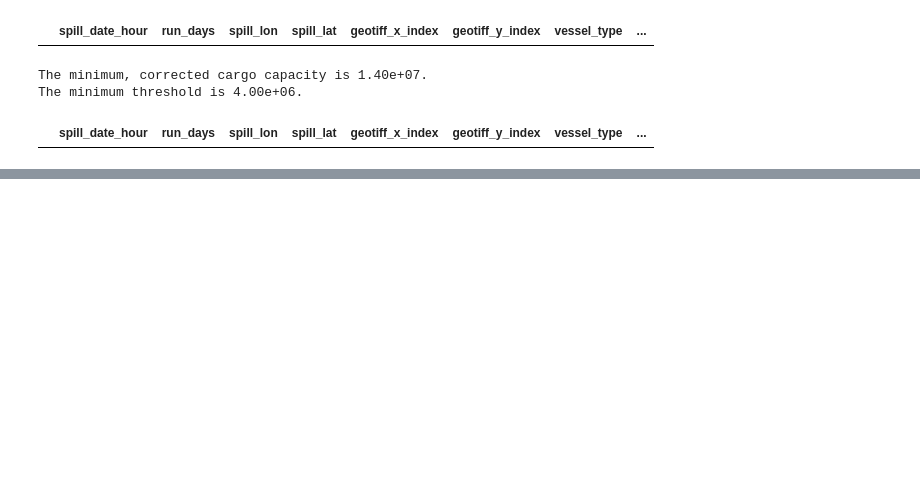
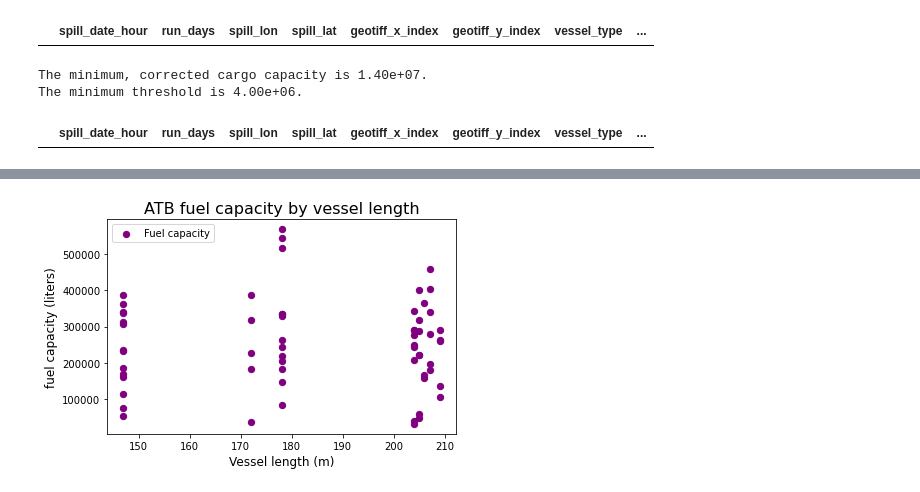
Before and after one commit to MIDOSS/analysis-rachael, a Jupyter notebook: notebooks/monte_carlo/fix_ATB_cargo_capacity.ipynb, the cells around one changed output, grey strips where cells are left out. Saved outputs shown, nothing was run; the diff lists cells and outputs as text; code cells hidden in the pictures; blank space fills up the shorter version.

```diff
--- a/notebooks/monte_carlo/fix_ATB_cargo_capacity.ipynb
+++ b/notebooks/monte_carlo/fix_ATB_cargo_capacity.ipynb
@@ -379,0 +422,5 @@ spills_df_new_atb.loc[
+# %%
+corrected_ATBspills_file = '/ocean/rmueller/MIDOSS/spill_files_091921/'\
+         'chosen_for_monte_carlo/SalishSea_oil_spills_corrected_ATBonly.csv'
+# %%
+ATB_df = pandas.read_csv(corrected_ATBspills_file,index_col=[0])
@@ -379,0 +436,18 @@ spills_df_new_atb.loc[
+# %%
+fig = plt.figure()
+ax1 = fig.add_subplot(111)
+ax1.scatter(
+    ATB_df.vessel_len,
+    ATB_df.fuel_capacity,
+    40,
+    label='Fuel capacity',
+    color='purple'
+)
+plt.xlabel('Vessel length (m)',fontsize=12)
+plt.ylabel('fuel capacity (liters)',fontsize=12)
+plt.title('ATB fuel capacity by vessel length', fontsize=16)
+plt.tight_layout()
+ax1.legend(bbox_to_anchor=(0, 1), loc='upper left')
+plt.show()
+# %% [output]
+[figure, added]
```
Also changed, not shown: parts of 14 cells of this notebook.
